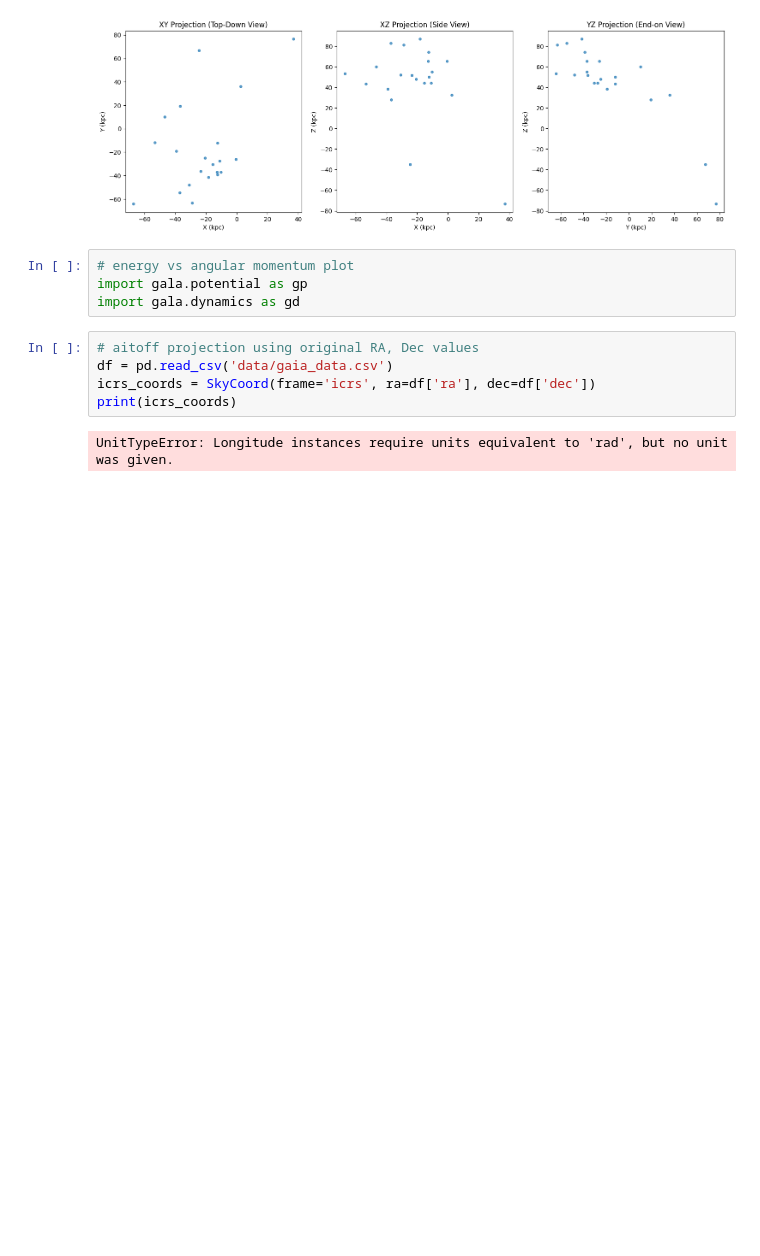
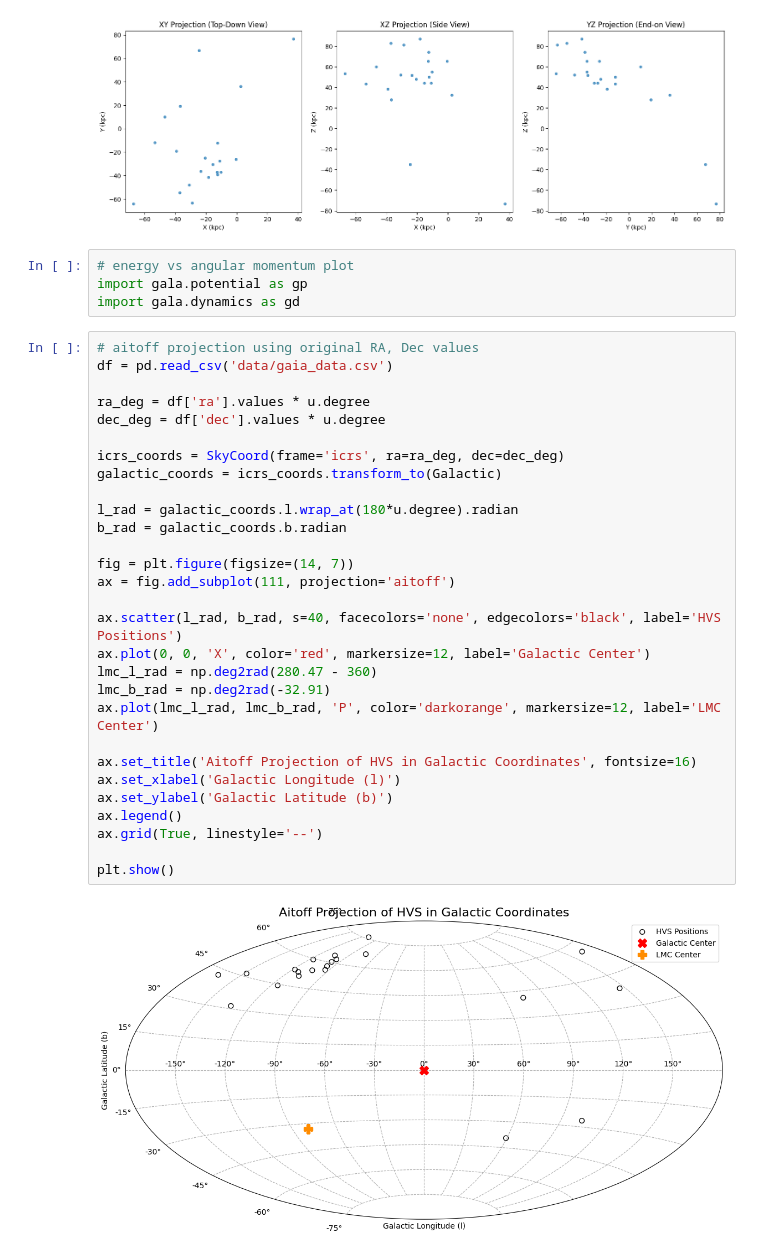
Before and after one commit to andrewqin29/hvs-integrator, a Jupyter notebook: datavis.ipynb, the cells around one changed output. Cells and saved outputs as stored; diff of their text form; blank space fills up the shorter version.

Commit message:
aitoff projection visualization

```diff
--- a/datavis.ipynb
+++ b/datavis.ipynb
@@ -95,7 +97,31 @@ import gala.dynamics as gd
 # %%
 # aitoff projection using original RA, Dec values
 df = pd.read_csv('data/gaia_data.csv')
-icrs_coords = SkyCoord(frame='icrs', ra=df['ra'], dec=df['dec'])
-print(icrs_coords)
+
+ra_deg = df['ra'].values * u.degree
+dec_deg = df['dec'].values * u.degree
+
+icrs_coords = SkyCoord(frame='icrs', ra=ra_deg, dec=dec_deg)
+galactic_coords = icrs_coords.transform_to(Galactic)
+
+l_rad = galactic_coords.l.wrap_at(180*u.degree).radian
+b_rad = galactic_coords.b.radian
+
+fig = plt.figure(figsize=(14, 7))
+ax = fig.add_subplot(111, projection='aitoff')
+
+ax.scatter(l_rad, b_rad, s=40, facecolors='none', edgecolors='black', label='HVS Positions')
+ax.plot(0, 0, 'X', color='red', markersize=12, label='Galactic Center')
+lmc_l_rad = np.deg2rad(280.47 - 360)
+lmc_b_rad = np.deg2rad(-32.91)
+ax.plot(lmc_l_rad, lmc_b_rad, 'P', color='darkorange', markersize=12, label='LMC Center')
+
+ax.set_title('Aitoff Projection of HVS in Galactic Coordinates', fontsize=16)
+ax.set_xlabel('Galactic Longitude (l)')
+ax.set_ylabel('Galactic Latitude (b)')
+ax.legend()
+ax.grid(True, linestyle='--')
+
+plt.show()
 # %% [output]
-UnitTypeError: Longitude instances require units equivalent to 'rad', but no unit was given.
+[figure, added]
```
Also changed, not shown: parts of 1 cell of this notebook.
